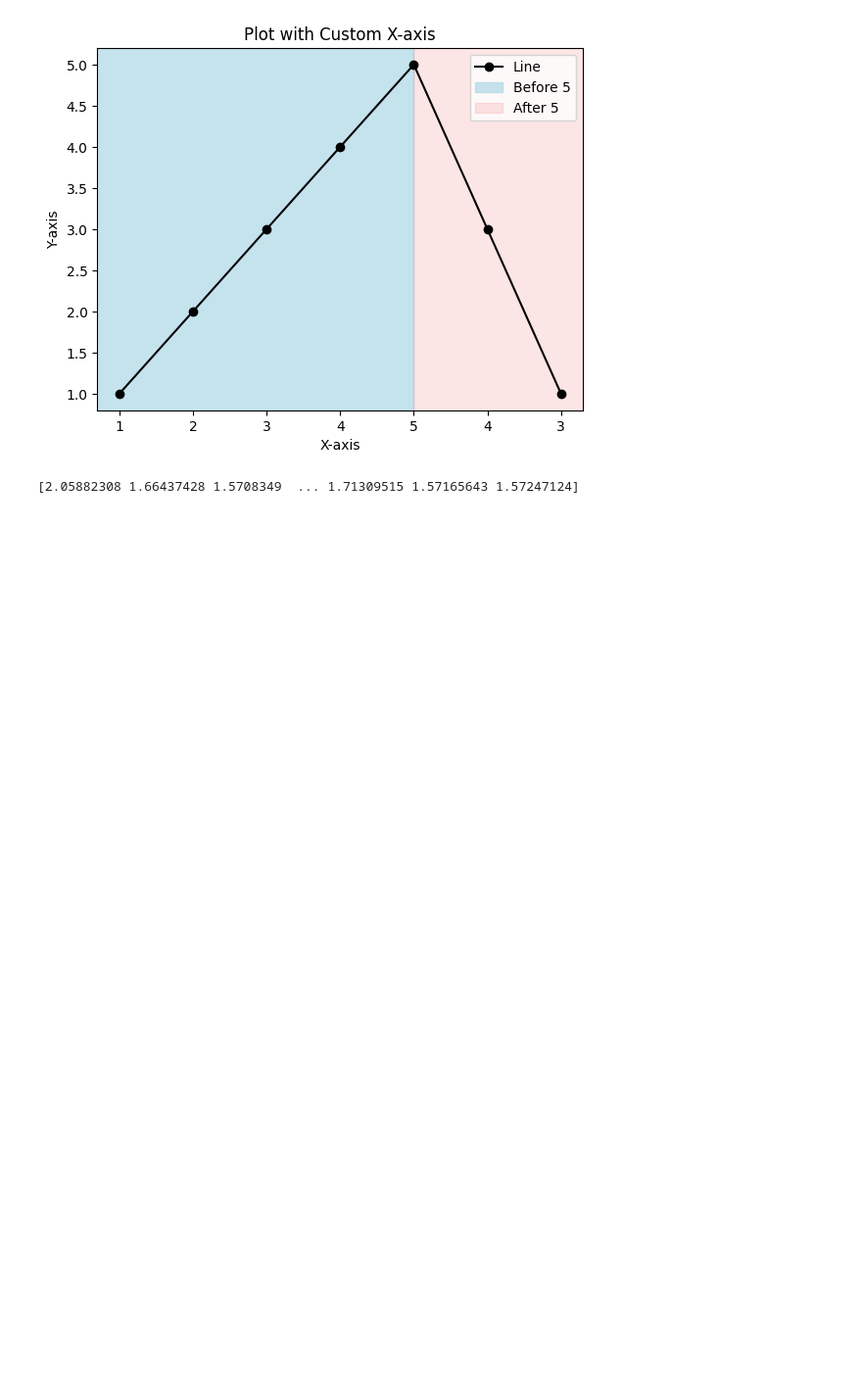
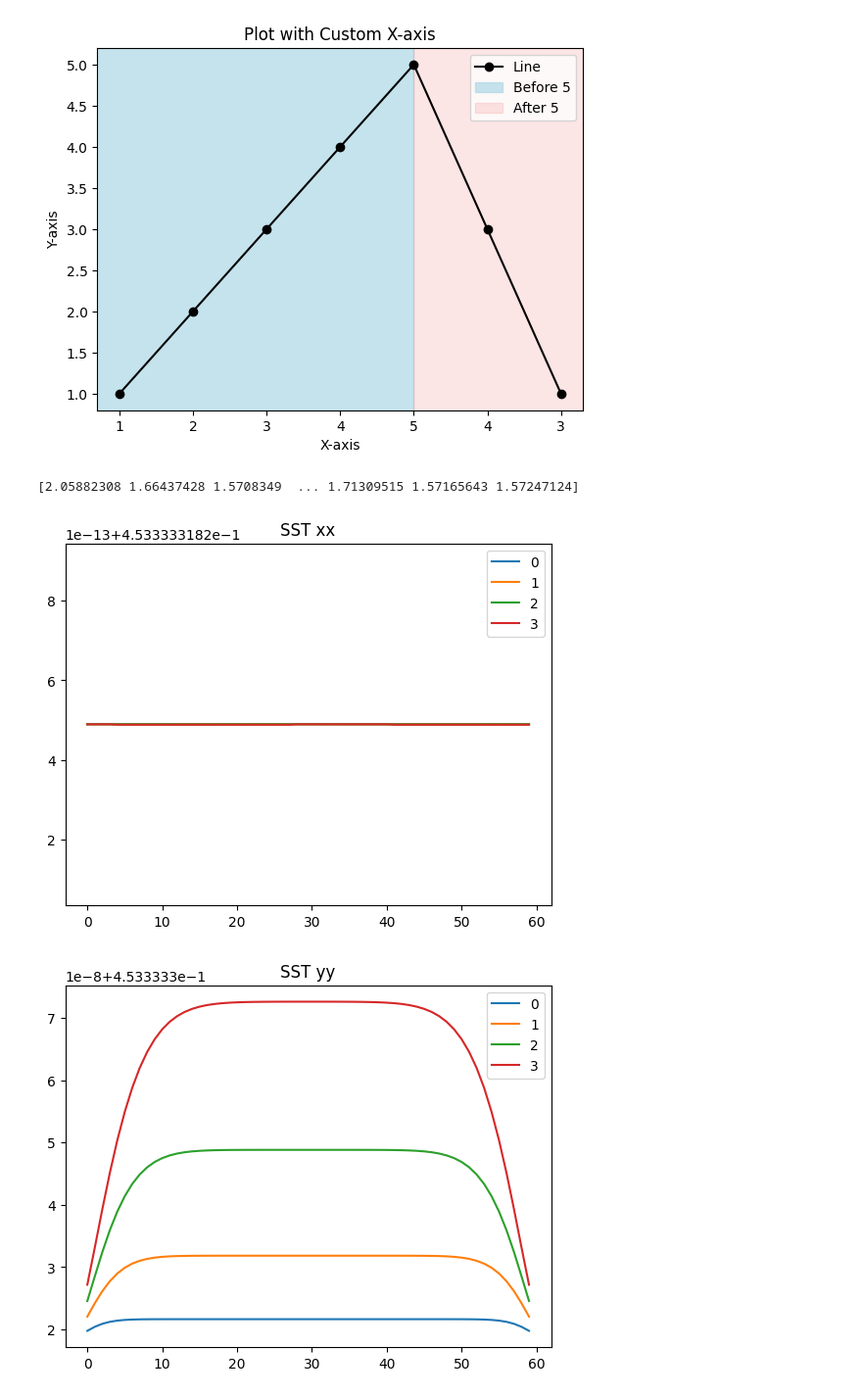
Before and after one commit to mattiamencagli/my-python-plots, a Jupyter notebook: prove_random.ipynb, the cells around one changed output. Shown at 98% size. Cells and saved outputs as stored; diff of their text form; code cells hidden in the pictures; blank space fills up the shorter version.

```diff
--- a/prove_random.ipynb
+++ b/prove_random.ipynb
@@ -207,3 +207,57 @@ for i in range(N):
 print(a-ac)
 # %% [output]
 [2.05882308 1.66437428 1.5708349  ... 1.71309515 1.57165643 1.57247124]
+# %%
+import numpy as np
+import matplotlib.pyplot as plt
+
+def comp_nu(tau):
+    return (tau-0.5)/3.0
+
+rho1=0.18
+rho2=1.18
+tau1=1
+tau2=1
+nu1=comp_nu(tau1)
+nu2=comp_nu(tau2)
+
+direc = "/home/matti/programming/lbe-direct/src/tests/SCMP_POISEUILLE_SHEARSTRESSTENSOR/"
+
+with open(direc+"sst_xx.dat", 'r') as f:
+    SSTxx = np.loadtxt(f)
+with open(direc+"sst_xy.dat", 'r') as f:
+    SSTxy = np.loadtxt(f)
+with open(direc+"sst_xz.dat", 'r') as f:
+    SSTxz = np.loadtxt(f)
+with open(direc+"sst_yy.dat", 'r') as f:
+    SSTyy = np.loadtxt(f)
+with open(direc+"sst_yz.dat", 'r') as f:
+    SSTyz = np.loadtxt(f)
+with open(direc+"sst_zz.dat", 'r') as f:
+    SSTzz = np.loadtxt(f)
+with open(direc+"grad_v_sum.dat", 'r') as f:
+    gradvsum = np.loadtxt(f) * (rho1*nu1)
+with open(direc+"vy_along_z.dat", 'r') as f:
+    vy = np.loadtxt(f)
+
+N = len(gradvsum[:,0])
+
+def ppp(i, f, name):
+    plt.figure(i)
+    for j in range(N):
+        plt.plot(f[j,:], label="%d"%j)
+    plt.title(name)
+    plt.legend()
+
+
+ppp(1, SSTxx[:,2:-2], "SST xx")
+ppp(4, SSTyy[:,2:-2], "SST yy")
+ppp(6, SSTzz[:,2:-2], "SST zz")
+ppp(2, SSTxy[:,2:-2], "SST xy")
+ppp(3, SSTxz[:,2:-2], "SST xz")
+ppp(5, SSTyz[:,2:-2], "SST yz")
+ppp(100, gradvsum, r"$\rho\nu\left(\frac{dv_z}{dy}+\frac{dv_y}{dz}\right)$")
+ppp(200, vy, r"profile $v_y$")
+# %% [output]
+[figure, added]
+[figure, added]
```
Also changed, not shown: parts of 1 cell of this notebook, 1 other file.
